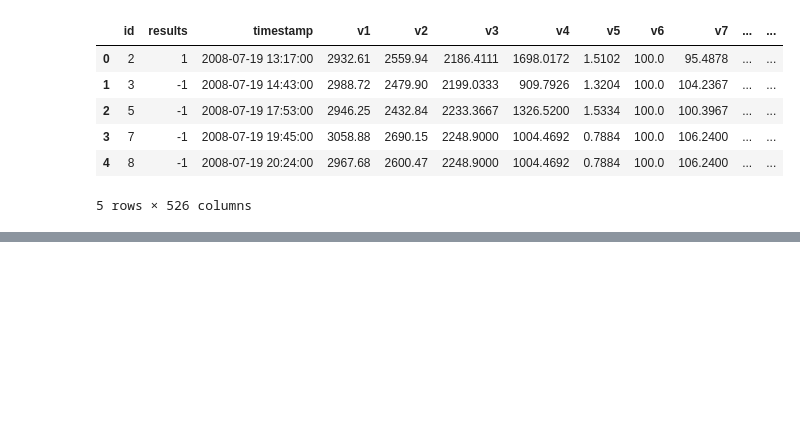
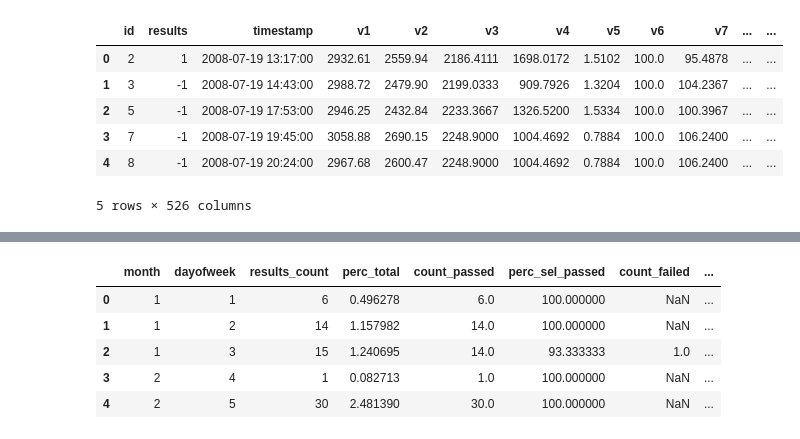
Before and after one commit to mvanegas10/Manufacturing-Process, a Jupyter notebook: Analysis/Analysis.ipynb, the cells around one changed output, grey strips where cells are left out. Saved outputs shown, nothing was run; the diff lists cells and outputs as text; code cells hidden in the pictures; blank space fills up the shorter version.

```diff
--- a/Analysis/Analysis.ipynb
+++ b/Analysis/Analysis.ipynb
@@ -66,0 +47,12 @@ df_week_behavior.sort_values(['perc_total_failed'], ascending=False).head()
+# %%
+df_week_behavior.sort_values(['perc_sel_failed'], ascending=False).head()
+df_week_behavior = df_week_behavior.reset_index()
+df_week_behavior['month_dayofweek'] = df_week_behavior['month'].map(str)  + '-' + df_week_behavior['dayofweek'].map(str)
+df_week_behavior.head()
+# %% [output]
+|  | month | dayofweek | results_count | perc_total | count_passed | perc_sel_passed | count_failed | ... |
+| 0 | 1 | 1 | 6 | 0.496278 | 6.0 | 100.000000 | NaN | ... |
+| 1 | 1 | 2 | 14 | 1.157982 | 14.0 | 100.000000 | NaN | ... |
+| 2 | 1 | 3 | 15 | 1.240695 | 14.0 | 93.333333 | 1.0 | ... |
+| 3 | 2 | 4 | 1 | 0.082713 | 1.0 | 100.000000 | NaN | ... |
+| 4 | 2 | 5 | 30 | 2.481390 | 30.0 | 100.000000 | NaN | ... |
```
Also changed, not shown: parts of 13 cells of this notebook.
